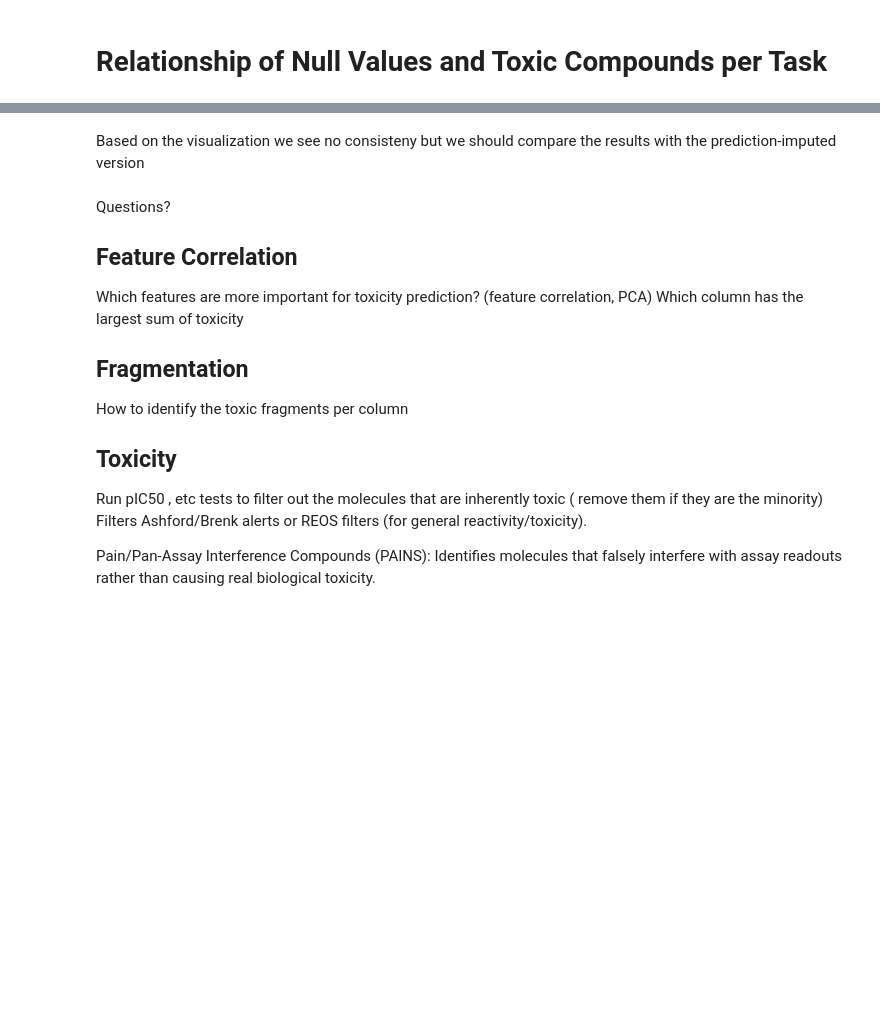
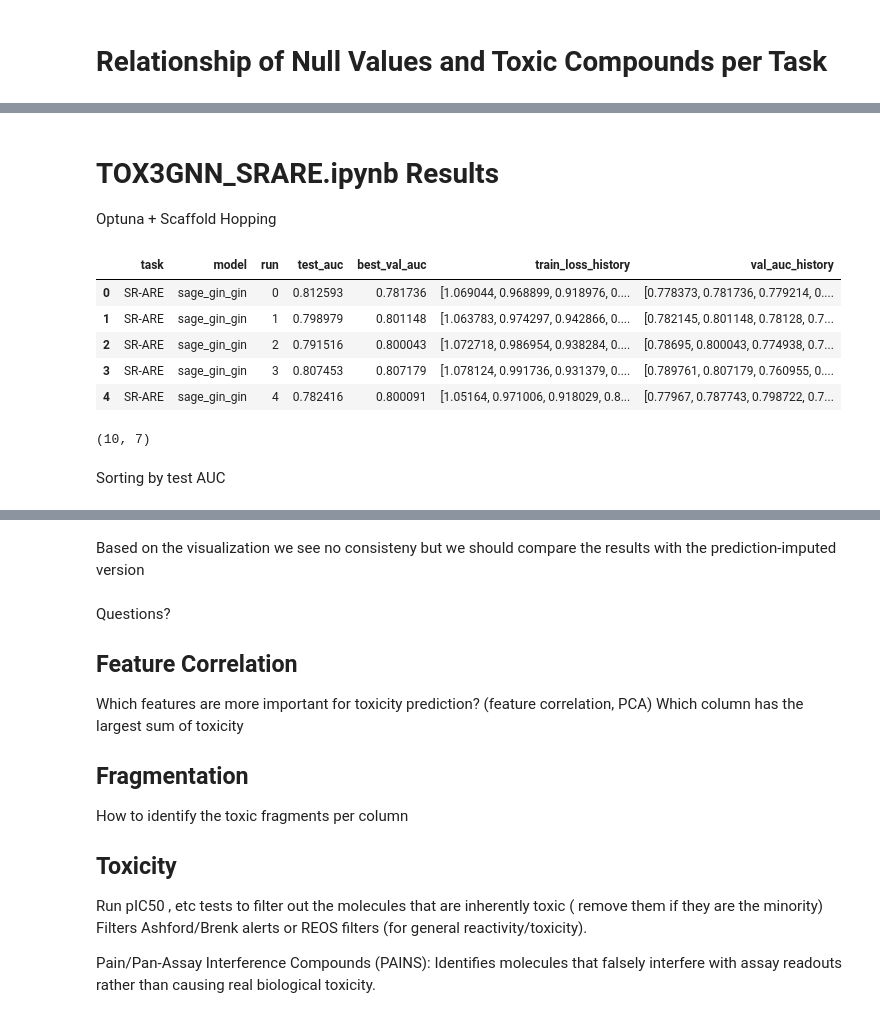
Before and after one commit to arinavanesian/Hybrid_GNN_Research, a Jupyter notebook: TOX/tox21_analysis.ipynb, the cells around one changed output, grey strips where cells are left out. Cells and saved outputs as stored; diff of their text form; code cells hidden in the pictures; blank space fills up the shorter version.

```diff
--- a/TOX/tox21_analysis.ipynb
+++ b/TOX/tox21_analysis.ipynb
@@ -483,0 +714,3 @@ plt.show()
+# %% [markdown]
+# TOX3GNN_SRARE.ipynb Results
+Optuna + Scaffold Hopping
@@ -483,0 +719,25 @@ plt.show()
+# %%
+import csv, json
+TASK_NAME ='SR-ARE'
+RESULT_DIR = f'{DRIVE_ROOT}/{TASK_NAME}/results_tox21'
+
+csv_fname =os.path.join(RESULT_DIR, f'{TASK_NAME}_runs_summary.csv')
+results_df =None
+if not os.path.exists(csv_fname):
+    print(f'No summary {csv_fname}')
+else:
+  results_df = pd.read_csv(csv_fname)
+results_df.head()
+# %% [output]
+|  | task | model | run | test_auc | best_val_auc | train_loss_history | val_auc_history |
+| 0 | SR-ARE | sage_gin_gin | 0 | 0.812593 | 0.781736 | [1.069044, 0.968899, 0.918976, 0.... | [0.778373, 0.781736, 0.779214, 0.... |
+| 1 | SR-ARE | sage_gin_gin | 1 | 0.798979 | 0.801148 | [1.063783, 0.974297, 0.942866, 0.... | [0.782145, 0.801148, 0.78128, 0.7... |
+| 2 | SR-ARE | sage_gin_gin | 2 | 0.791516 | 0.800043 | [1.072718, 0.986954, 0.938284, 0.... | [0.78695, 0.800043, 0.774938, 0.7... |
+| 3 | SR-ARE | sage_gin_gin | 3 | 0.807453 | 0.807179 | [1.078124, 0.991736, 0.931379, 0.... | [0.789761, 0.807179, 0.760955, 0.... |
+| 4 | SR-ARE | sage_gin_gin | 4 | 0.782416 | 0.800091 | [1.05164, 0.971006, 0.918029, 0.8... | [0.77967, 0.787743, 0.798722, 0.7... |
+# %%
+results_df.shape
+# %% [output]
+(10, 7)
+# %% [markdown]
+Sorting by test AUC
```
Also changed, not shown: parts of 33 cells of this notebook, 2 other files.
